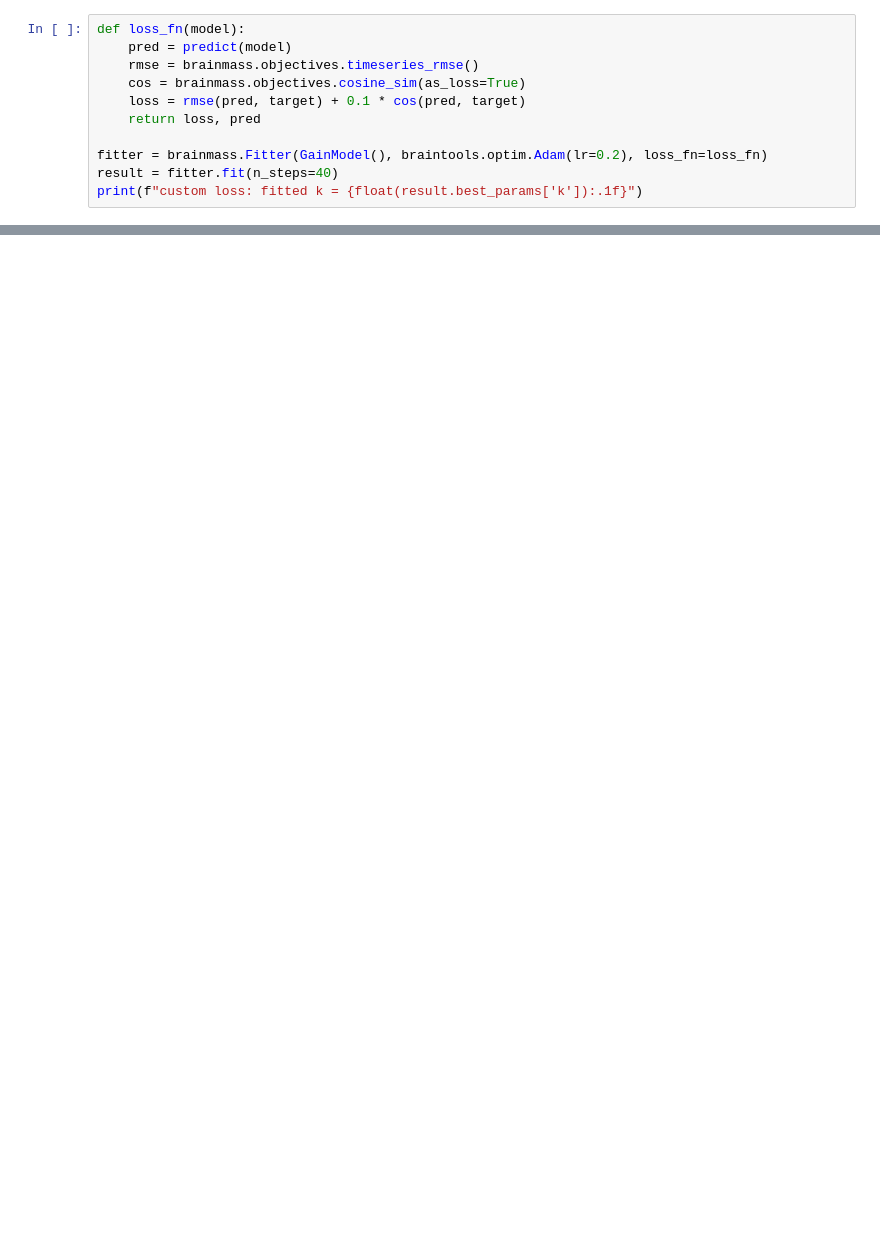
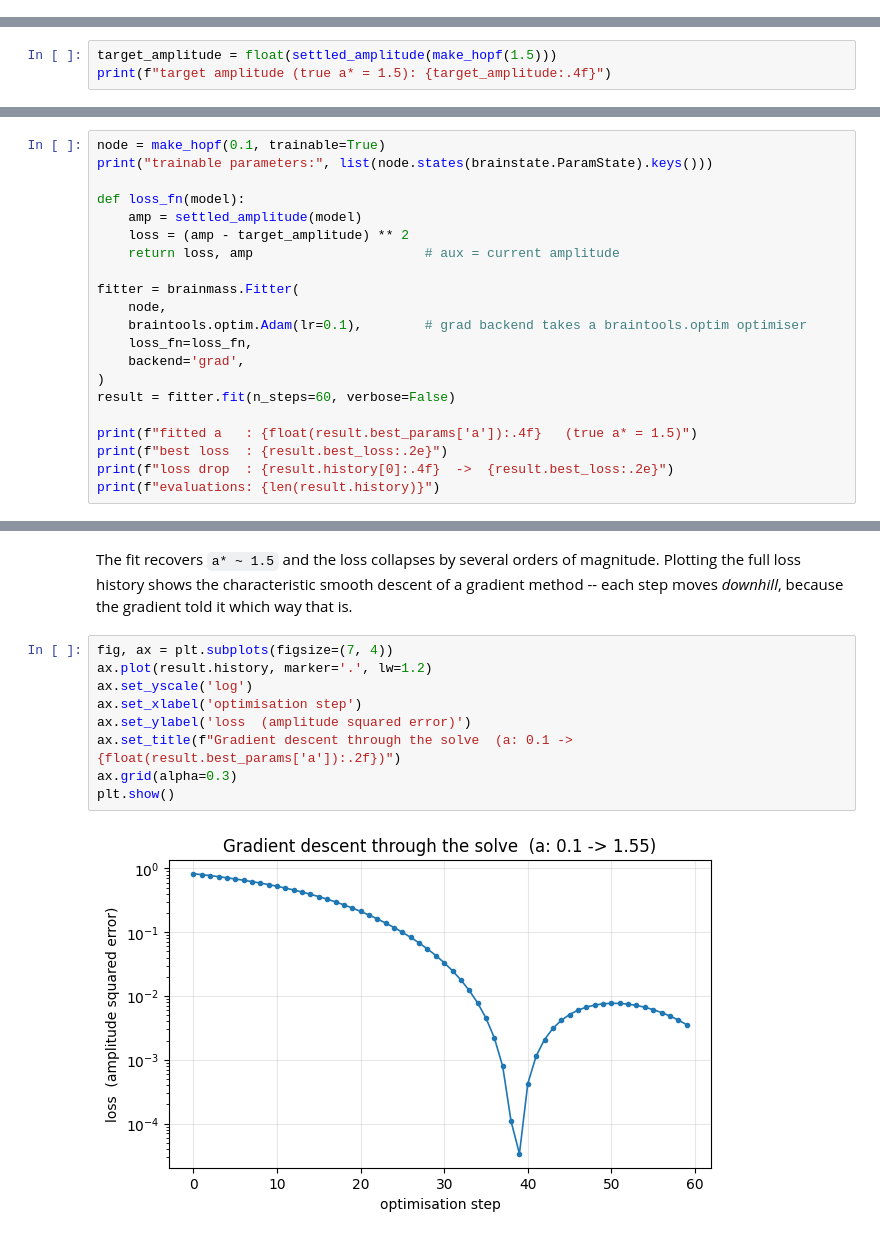
Before and after one commit to chaobrain/brainmass, a Jupyter notebook: docs/tutorials/06_fitting_with_gradients.ipynb, the cells around one changed output, grey strips where cells are left out. Drawn from its saved outputs; the diff is of its cells as text; blank space fills up the shorter version.

```diff
--- a/docs/tutorials/06_fitting_with_gradients.ipynb
+++ b/docs/tutorials/06_fitting_with_gradients.ipynb
@@ -181,11 +39,0 @@ custom weighting, data captured in a closure -- pass ``loss_fn(model) ->
-# %%
-def loss_fn(model):
-    pred = predict(model)
-    rmse = brainmass.objectives.timeseries_rmse()
-    cos = brainmass.objectives.cosine_sim(as_loss=True)
-    loss = rmse(pred, target) + 0.1 * cos(pred, target)
-    return loss, pred
-
-fitter = brainmass.Fitter(GainModel(), braintools.optim.Adam(lr=0.2), loss_fn=loss_fn)
-result = fitter.fit(n_steps=40)
-print(f"custom loss: fitted k = {float(result.best_params['k']):.1f}")
@@ -228,0 +81,3 @@ backend early.
+# %%
+target_amplitude = float(settled_amplitude(make_hopf(1.5)))
+print(f"target amplitude (true a* = 1.5): {target_amplitude:.4f}")
@@ -228,0 +97,21 @@ backend early.
+# %%
+node = make_hopf(0.1, trainable=True)
+print("trainable parameters:", list(node.states(brainstate.ParamState).keys()))
+
+def loss_fn(model):
+    amp = settled_amplitude(model)
+    loss = (amp - target_amplitude) ** 2
+    return loss, amp                      # aux = current amplitude
+
+fitter = brainmass.Fitter(
+    node,
+    braintools.optim.Adam(lr=0.1),        # grad backend takes a braintools.optim optimiser
+    loss_fn=loss_fn,
+    backend='grad',
+)
+result = fitter.fit(n_steps=60, verbose=False)
+
+print(f"fitted a   : {float(result.best_params['a']):.4f}   (true a* = 1.5)")
+print(f"best loss  : {result.best_loss:.2e}")
+print(f"loss drop  : {result.history[0]:.4f}  ->  {result.best_loss:.2e}")
+print(f"evaluations: {len(result.history)}")
@@ -228,0 +124,15 @@ backend early.
+# %% [markdown]
+The fit recovers `a* ~ 1.5` and the loss collapses by several orders of magnitude. Plotting the
+full loss history shows the characteristic smooth descent of a gradient method -- each step
+moves *downhill*, because the gradient told it which way that is.
+# %%
+fig, ax = plt.subplots(figsize=(7, 4))
+ax.plot(result.history, marker='.', lw=1.2)
+ax.set_yscale('log')
+ax.set_xlabel('optimisation step')
+ax.set_ylabel('loss  (amplitude squared error)')
+ax.set_title(f"Gradient descent through the solve  (a: 0.1 -> {float(result.best_params['a']):.2f})")
+ax.grid(alpha=0.3)
+plt.show()
+# %% [output]
+[figure, added]
```
Also changed, not shown: parts of 26 cells of this notebook, 4 other files.
